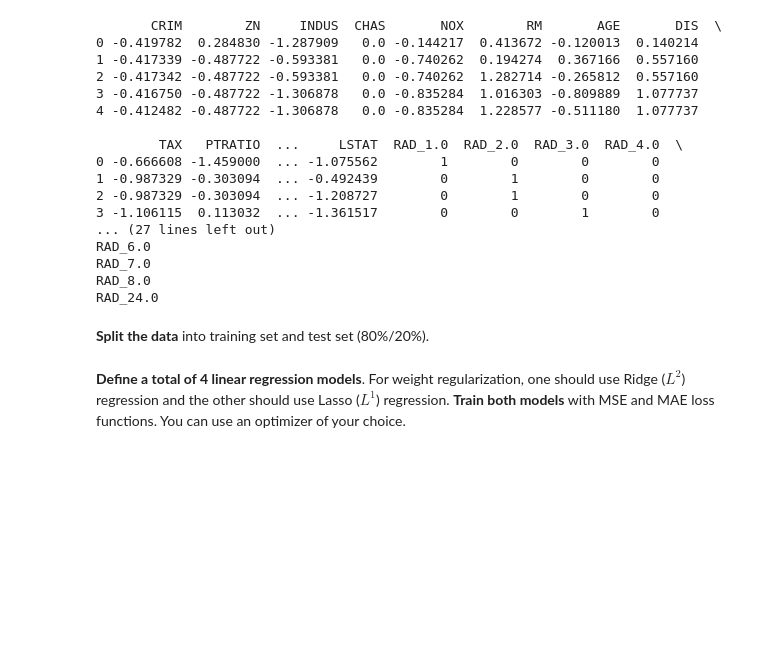
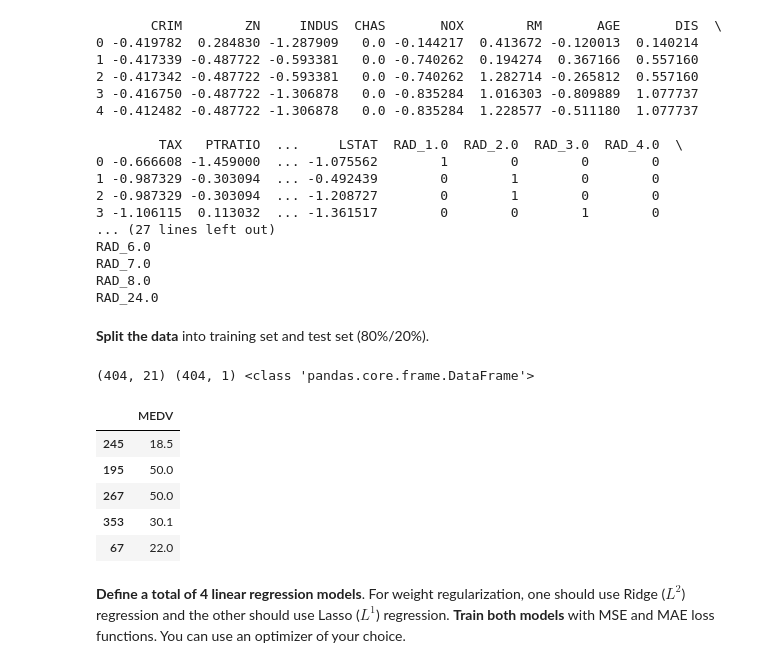
Before and after one commit to DaBauer/CAPrivacy, a Jupyter notebook: 004-regression/004_exercise4_students.ipynb, the cells around one changed output. Cells and saved outputs as stored; diff of their text form; code cells hidden in the pictures; blank space fills up the shorter version.

```diff
--- a/004-regression/004_exercise4_students.ipynb
+++ b/004-regression/004_exercise4_students.ipynb
@@ -190,15 +187,26 @@ RAD_24.0
 # %%
 # split data and target DataFrames into data train, data test, target train and target test datasets
 
 def split (data, target) :
     assert len(data) == len(target)
     l = int(np.floor(len(data) * 0.8))
     tmp = pd.concat([data, target], axis = 1)
     train = tmp.sample(l)
     test = tmp.drop(train.index)
     return (train.drop(target.columns, axis = 1), test.drop(target.columns, axis = 1), train[target.columns], test[target.columns])
 
-data_train, data_test, target_train, target_test = split(dummies, target)
+data_train, data_test, target_train, target_test = train_test_split(dummies, target, train_size=0.8)
+
+print(data_train.shape, target_train.shape, type(target_train))
+target_train[:5]
+# %% [output]
+(404, 21) (404, 1) <class 'pandas.core.frame.DataFrame'>
+|  | MEDV |
+| 245 | 18.5 |
+| 195 | 50.0 |
+| 267 | 50.0 |
+| 353 | 30.1 |
+| 67 | 22.0 |
 # %% [markdown]
 **Define a total of 4 linear regression models**. For weight regularization, one should use Ridge ($L^2$) regression and the other should use Lasso ($L^1$) regression. **Train both models** with MSE and MAE loss functions. You can use an optimizer of your choice.
 # %%
```
Also changed, not shown: parts of 8 cells of this notebook.
